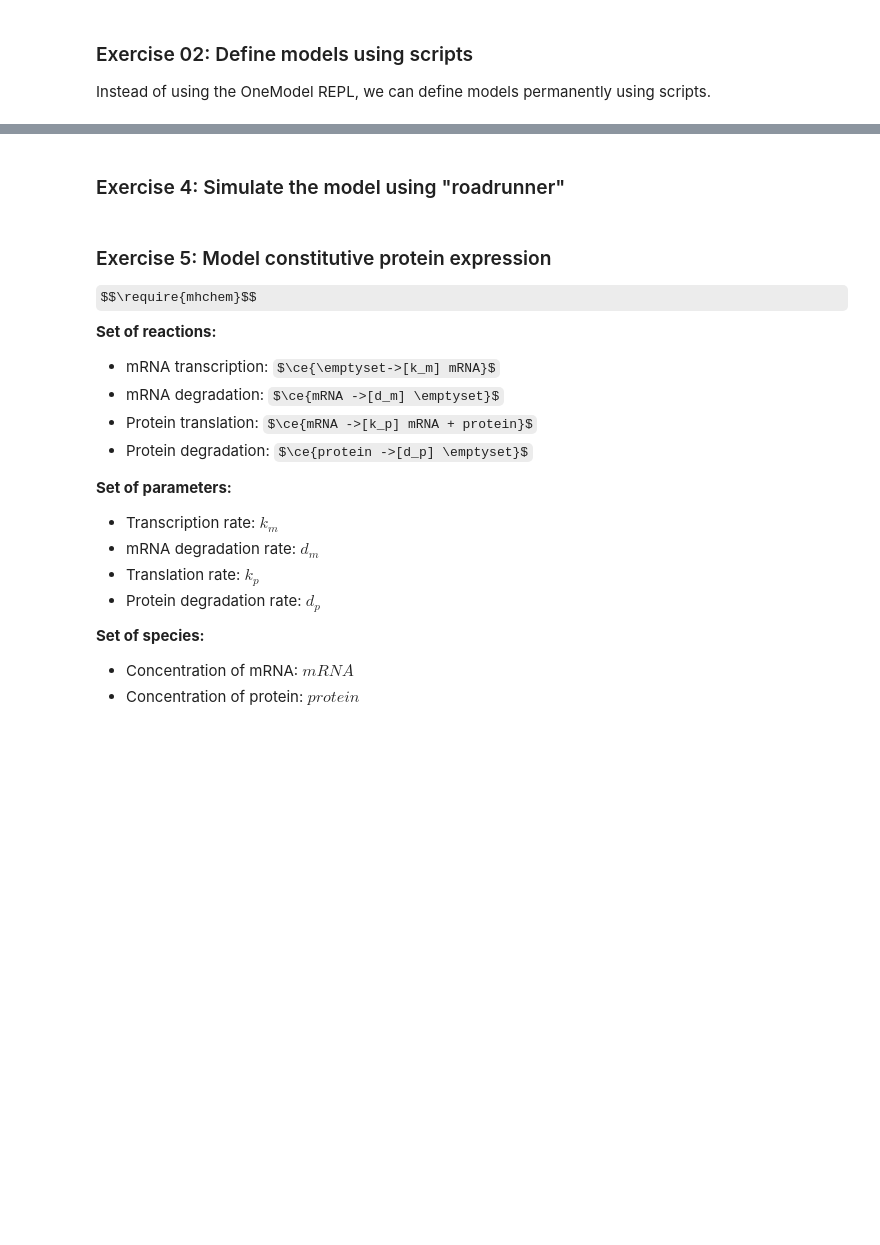
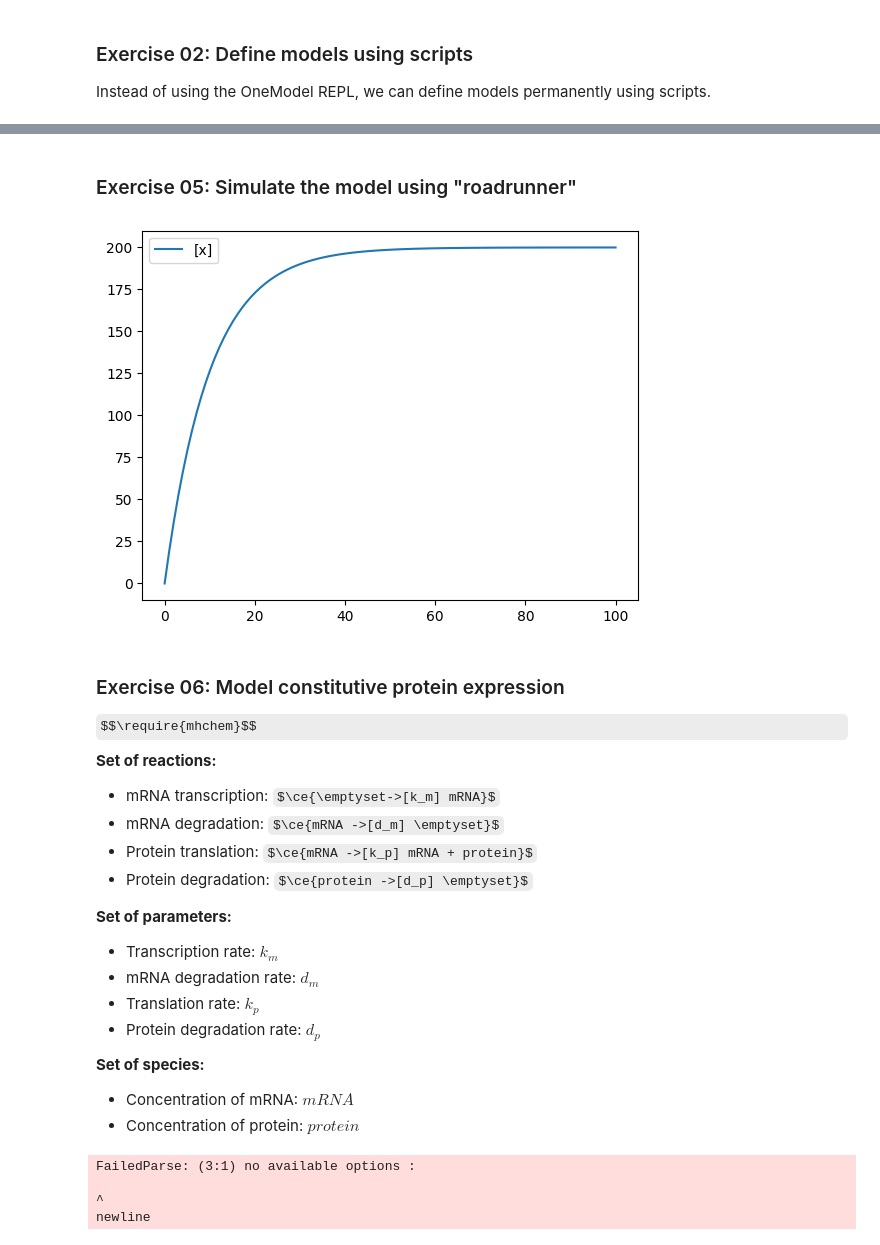
Before and after one commit to sb2cl/onemodel, a Jupyter notebook: examples/Introduction_to_OneModel.ipynb, the cells around one changed output, grey strips where cells are left out. Saved outputs shown, nothing was run; the diff lists cells and outputs as text; code cells hidden in the pictures; some formulas as TeX source; blank space fills up the shorter version.

```diff
--- a/examples/Introduction_to_OneModel.ipynb
+++ b/examples/Introduction_to_OneModel.ipynb
@@ -14,3 +16,38 @@
+# %%
+import onemodel
+import roadrunner
+
+# Custom plot for roadrunner.
+# Plots each state in a different plot.
+def plot(rr):
+
+    import pylab as p
+
+    result = rr.getSimulationData()
+
+    if result is None:
+        raise Exception("no simulation result")
+
+    # assume result is a standard numpy array
+
+    selections = rr.timeCourseSelections
+
+    if len(result.shape) != 2 or result.shape[1] != len(selections):
+        raise Exception("simulation result columns not equal to number of selections,"
+                        "likely a simulation has not been run")
+
+    times = result[:,0]
+
+    for i in range(1, len(selections)):
+        series = result[:,i]
+        name = selections[i]
+
+        fig, ax = p.subplots()
+        ax.plot(times, series, label=str(name))
+        ax.legend()
+
+# Add the custom plot to roadrunner.
+roadrunner.RoadRunner.plot = plot
 # %% [markdown]
 ## PART 1: How to model biological processes using OneModel
 # %% [markdown]
@@ -86,8 +152,6 @@ print(model)
 # %%
-import onemodel as one
-
 filename = "ex01_simple_gene_expression.one"
 
-model = one.load(filename)
+model = onemodel.load(filename)
 
 print(model)
@@ -94,29 +179,28 @@ print(model)
 # %% [markdown]
-### Exercise 4: Simulate the model using "roadrunner"
+### Exercise 05: Simulate the model using "roadrunner"
 # %%
-import onemodel as one
-import roadrunner
-
 model_code = """
 parameter
     k = 20
     d = 0.1
 end
 
 species x = 0
 
 rule R1: der(x) := k - d*x
 """
 
-model = one.evaluate(model_code)
+model = onemodel.evaluate(model_code)
 
 sbml = model.get_SBML_string()
 
 rr = roadrunner.RoadRunner(sbml)
 results = rr.simulate(0, 100, 100)
 rr.plot()
+# %% [output]
+[figure, added]
 # %% [markdown]
-### Exercise 5: Model constitutive protein expression
+### Exercise 06: Model constitutive protein expression
 $$\require{mhchem}$$
 **Set of reactions:**
 
@@ -137,15 +221,18 @@ $$\require{mhchem}$$
 * Concentration of mRNA: $mRNA$
 * Concentration of protein: $protein$
 # %%
-import onemodel as one
-
 model_code = """
 # TODO: Write your model here.
 
 """
 
-model = one.evaluate(model_code)
+model = onemodel.evaluate(model_code)
 
 print(model)
+# %% [output]
+FailedParse: (3:1) no available options :
+
+^
+newline
 # %% [markdown]
 ## PART 2: How to reuse and extend your models using OneModel
```
Also changed, not shown: parts of 17 cells of this notebook, 1 other file.
